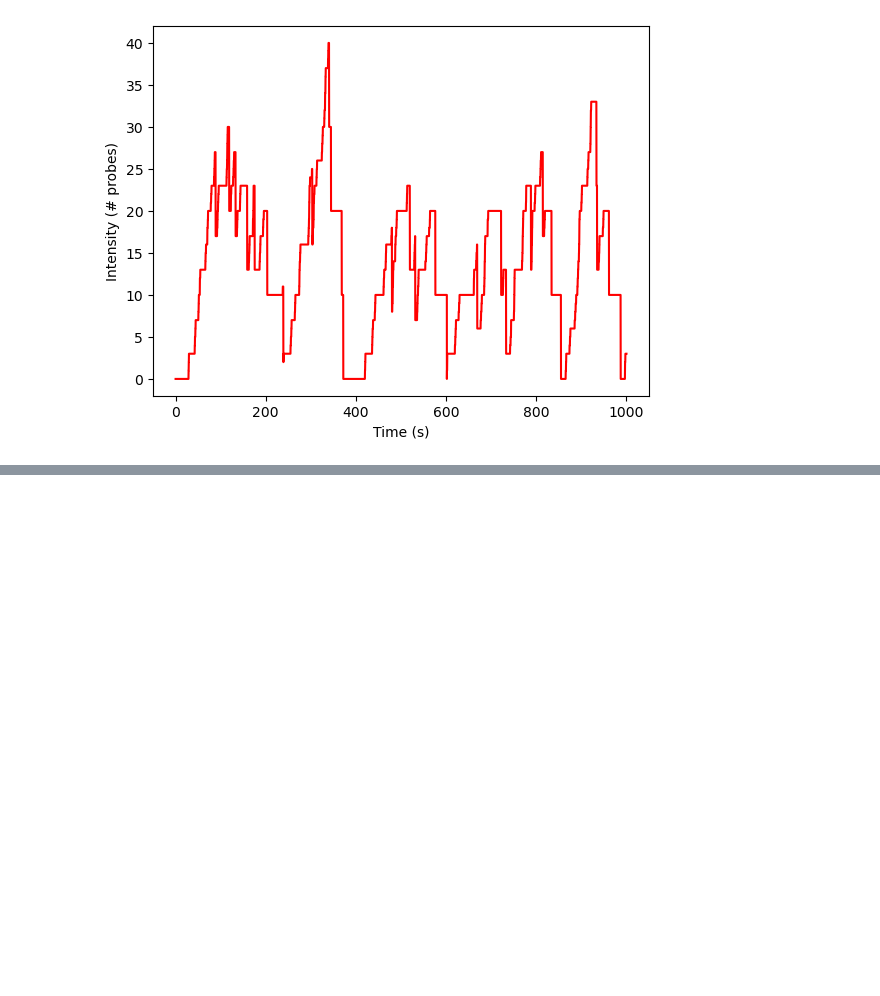
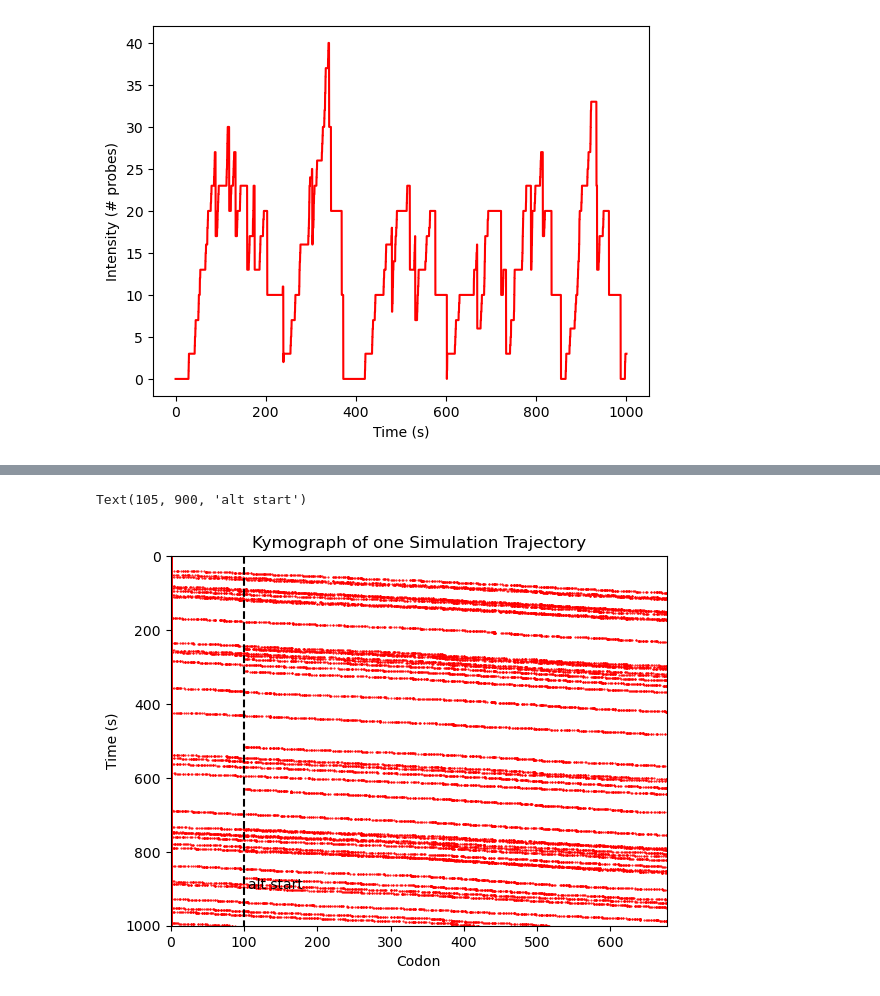
Before and after one commit to MunskyGroup/rSNAPsim, a Jupyter notebook: rsnapsim/interactive_notebooks/Example_Usage.ipynb, the cells around one changed output, grey strips where cells are left out. Drawn from its saved outputs; the diff is of its cells as text; code cells hidden in the pictures; blank space fills up the shorter version.

```diff
--- a/rsnapsim/interactive_notebooks/Example_Usage.ipynb
+++ b/rsnapsim/interactive_notebooks/Example_Usage.ipynb
@@ -382,0 +331,7 @@ Text(0, 0.5, 'Intensity (# probes)')
+# %%
+plot_kymograph(soln.ribosome_array[0])
+plt.plot([100,100],[0,1000],'k--')
+plt.text(105,900,'alt start')
+# %% [output]
+Text(105, 900, 'alt start')
+[figure, added]
```
Also changed, not shown: parts of 16 cells of this notebook, 2 other files.
